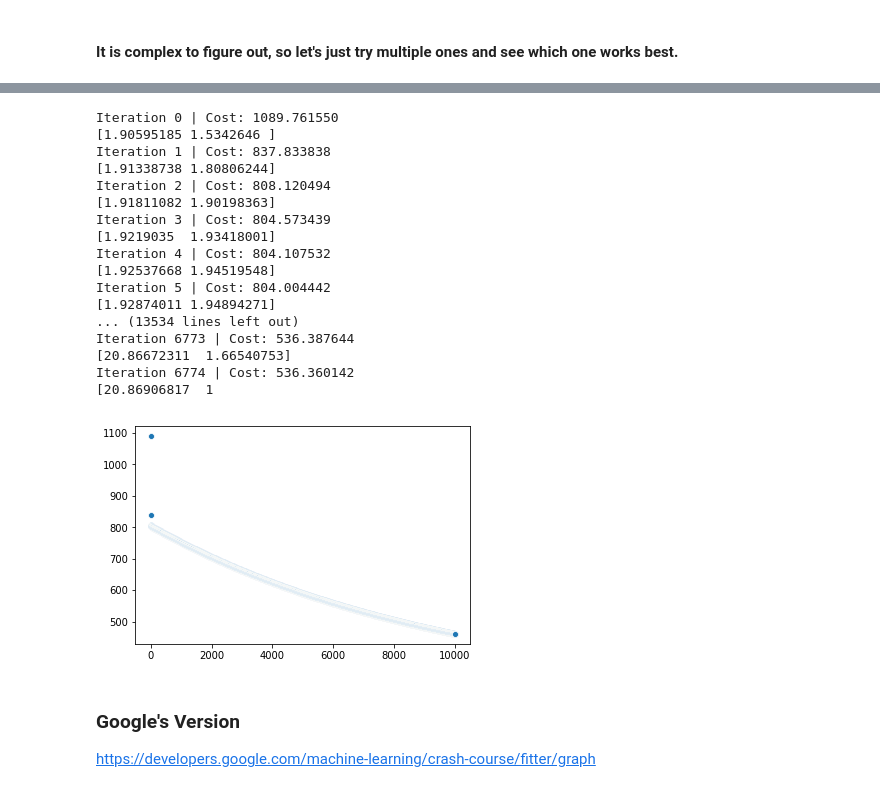
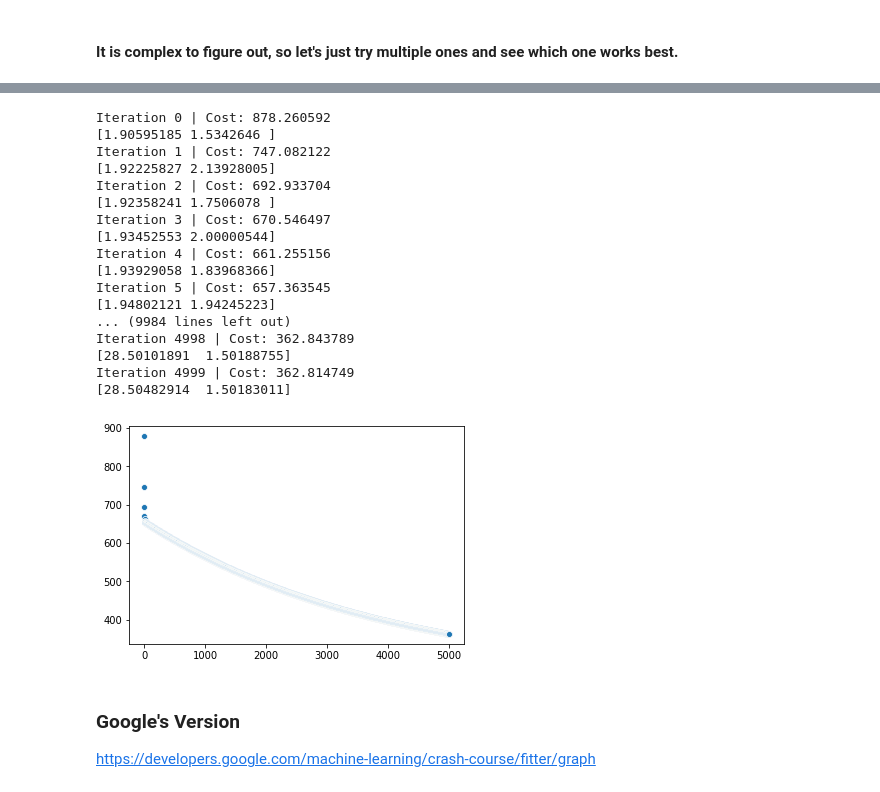
Before and after one commit to zaborowm/nyc-mhtn-ds-042219-lectures, a Jupyter notebook: Module_4/GradientDescent/Application of gradient descdent.ipynb, the cells around one changed output, grey strips where cells are left out. Cells and saved outputs as stored; diff of their text form; code cells hidden in the pictures.

```diff
--- a/Module_4/GradientDescent/Application of gradient descdent.ipynb
+++ b/Module_4/GradientDescent/Application of gradient descdent.ipynb
@@ -142,27 +142,27 @@ sns.scatterplot(x=x[:,1], y=y)
 # %%
-numEpochs= 10000
-alpha = 0.0002
+numEpochs= 5000
+alpha = 0.0005
 theta = np.array([1.90595185,1.5342646])
 gradientDescent(x, y, theta, alpha, m, numEpochs)
 # %% [output]
-Iteration 0 | Cost: 1089.761550
+Iteration 0 | Cost: 878.260592
 [1.90595185 1.5342646 ]
-Iteration 1 | Cost: 837.833838
-[1.91338738 1.80806244]
-Iteration 2 | Cost: 808.120494
-[1.91811082 1.90198363]
-Iteration 3 | Cost: 804.573439
-[1.9219035  1.93418001]
-Iteration 4 | Cost: 804.107532
-[1.92537668 1.94519548]
-Iteration 5 | Cost: 804.004442
-[1.92874011 1.94894271]
-... (13534 lines left out)
-Iteration 6773 | Cost: 536.387644
-[20.86672311  1.66540753]
-Iteration 6774 | Cost: 536.360142
-[20.86906817  1
+Iteration 1 | Cost: 747.082122
+[1.92225827 2.13928005]
+Iteration 2 | Cost: 692.933704
+[1.92358241 1.7506078 ]
+Iteration 3 | Cost: 670.546497
+[1.93452553 2.00000544]
+Iteration 4 | Cost: 661.255156
+[1.93929058 1.83968366]
+Iteration 5 | Cost: 657.363545
+[1.94802121 1.94245223]
+... (9984 lines left out)
+Iteration 4998 | Cost: 362.843789
+[28.50101891  1.50188755]
+Iteration 4999 | Cost: 362.814749
+[28.50482914  1.50183011]
-[figure, old version]
+[figure, new version]
 # %% [markdown]
 ### Google's Version
 https://developers.google.com/machine-learning/crash-course/fitter/graph
```
Also changed, not shown: parts of 1 cell of this notebook.
